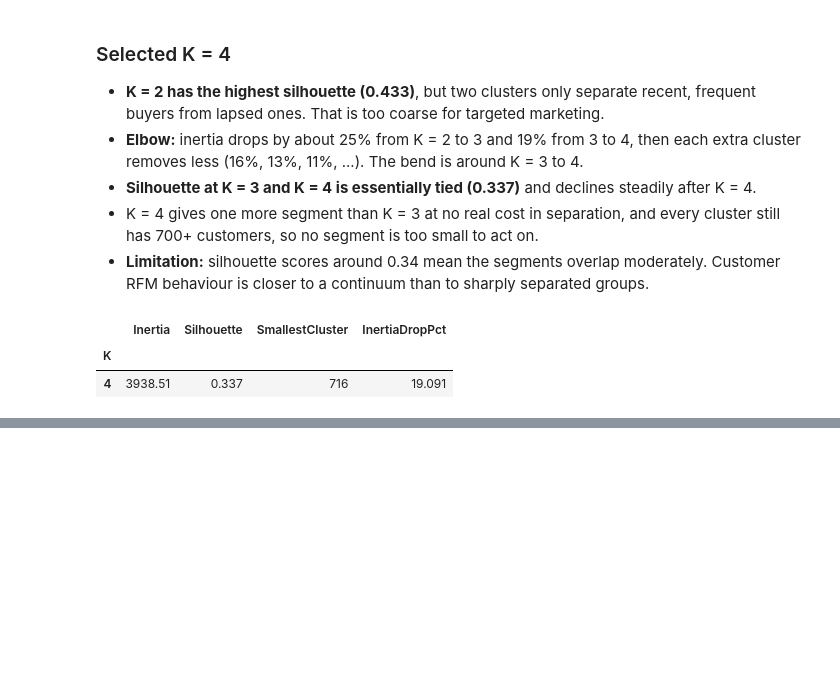
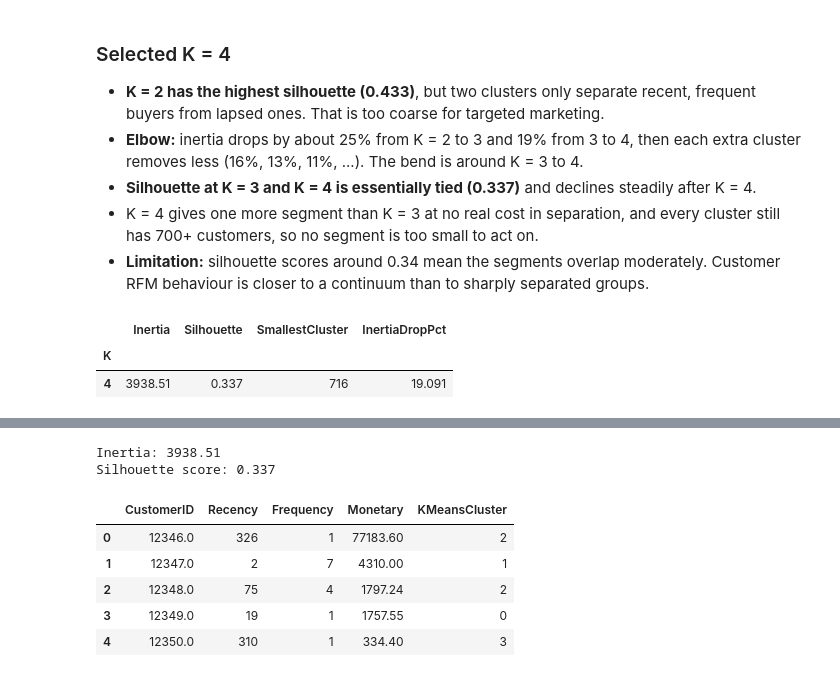
Before and after one commit to HammaadAlam/3730-Customer-Segmentation, a Jupyter notebook: preprocessing.ipynb, the cells around one changed output, grey strips where cells are left out. Cells and saved outputs as stored; diff of their text form; code cells hidden in the pictures; blank space fills up the shorter version.

Commit message:
Add files via upload
Train final K-means model with K=4 and assign cluster labels

```diff
--- a/preprocessing.ipynb
+++ b/preprocessing.ipynb
@@ -385,0 +390,21 @@ k_results_df.loc[[chosen_k]].round(3)
+# %%
+# Train the final K-means model with the selected number of clusters
+final_kmeans = KMeans(n_clusters=chosen_k, n_init=10, random_state=42)
+kmeans_labels = final_kmeans.fit_predict(rfm_scaled)
+
+print("Inertia:", round(final_kmeans.inertia_, 3))
+print("Silhouette score:", round(silhouette_score(rfm_scaled, kmeans_labels), 3))
+# %% [output]
+Inertia: 3938.51
+Silhouette score: 0.337
+# %%
+# Assign each customer its K-means cluster label
+rfm_df["KMeansCluster"] = kmeans_labels
+rfm_df.head()
+# %% [output]
+|  | CustomerID | Recency | Frequency | Monetary | KMeansCluster |
+| 0 | 12346.0 | 326 | 1 | 77183.60 | 2 |
+| 1 | 12347.0 | 2 | 7 | 4310.00 | 1 |
+| 2 | 12348.0 | 75 | 4 | 1797.24 | 2 |
+| 3 | 12349.0 | 19 | 1 | 1757.55 | 0 |
+| 4 | 12350.0 | 310 | 1 | 334.40 | 3 |
```
Also changed, not shown: parts of 1 cell of this notebook.
